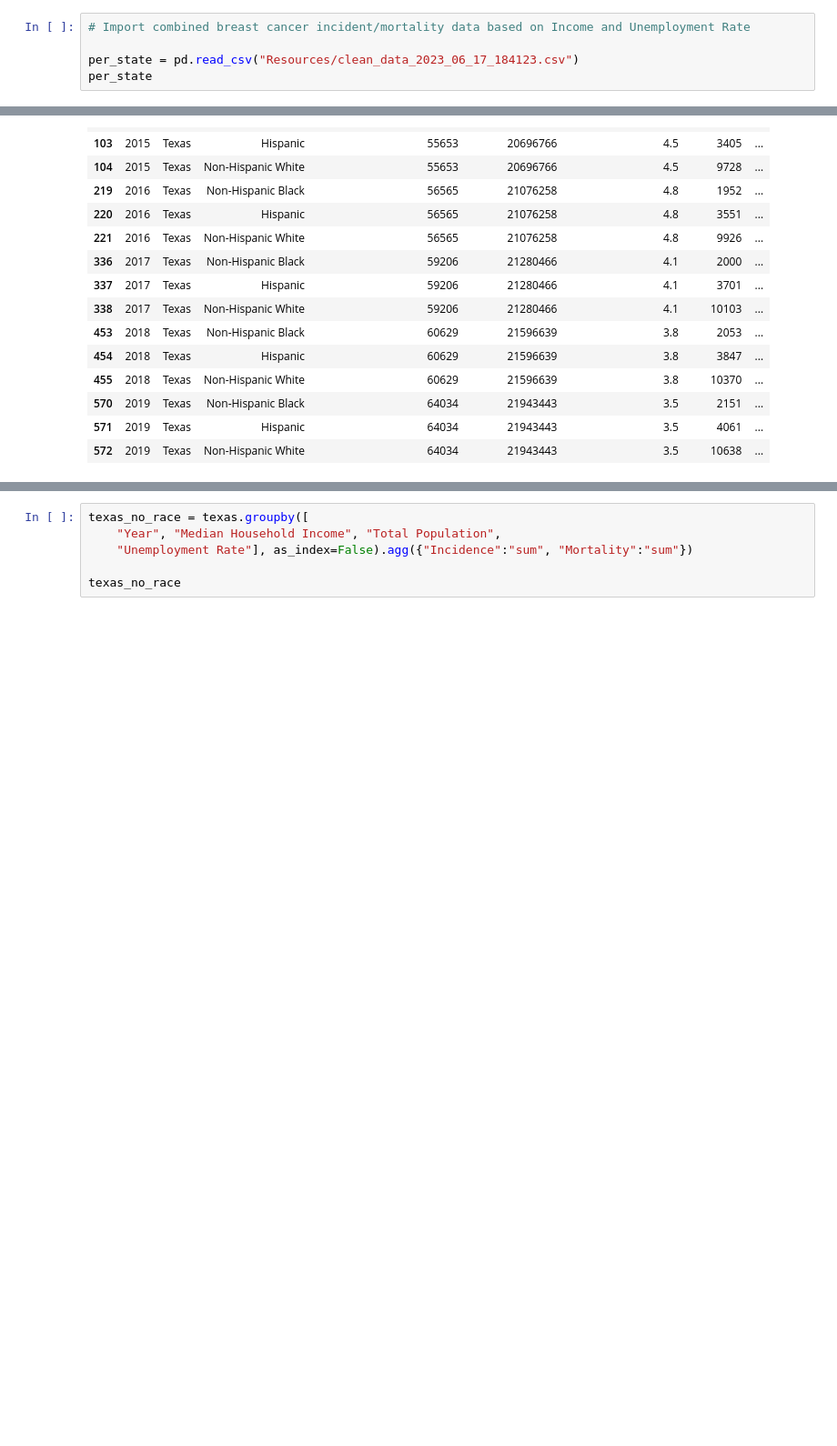
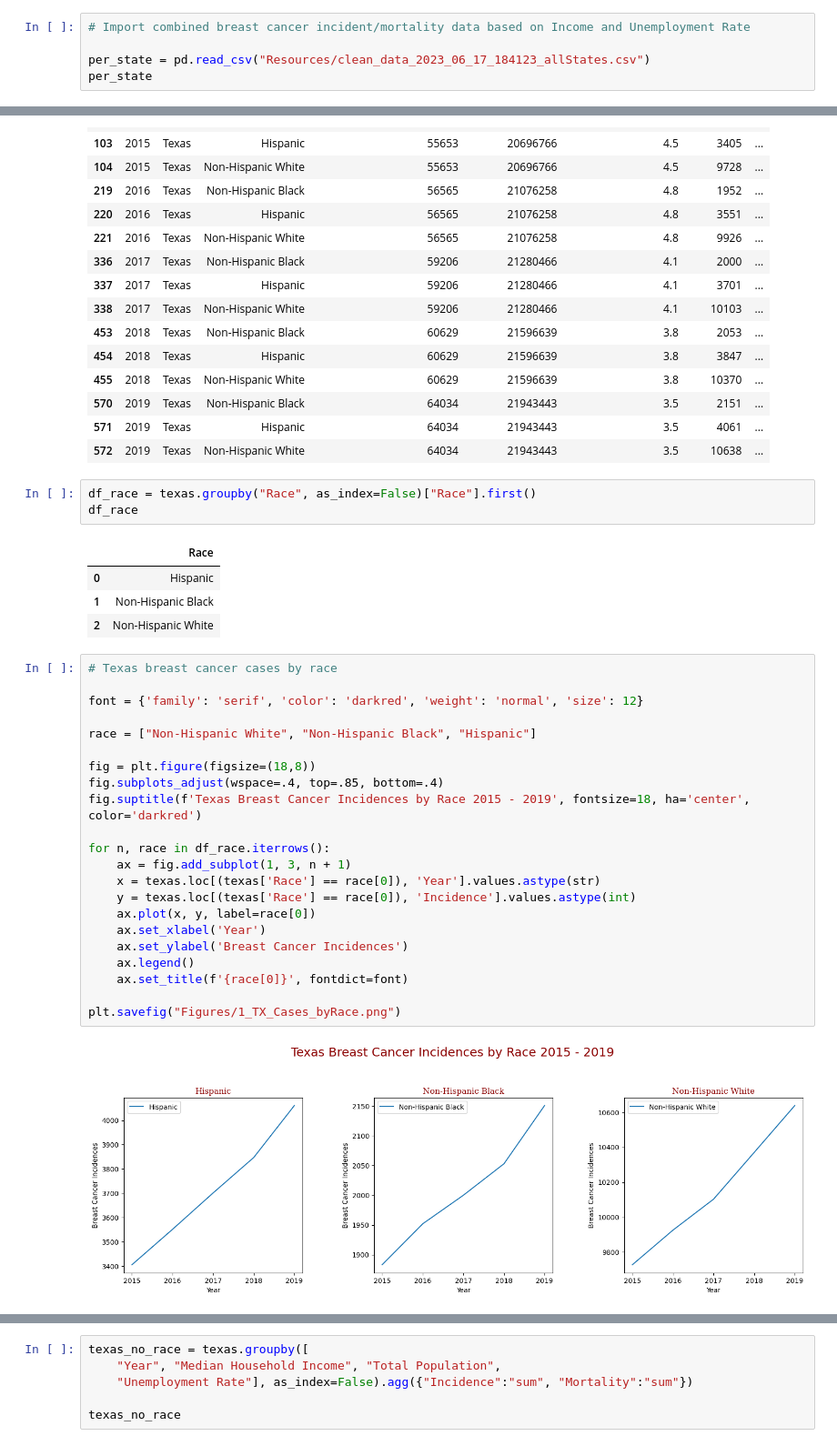
Before and after one commit to emilymees/Project-One, a Jupyter notebook: per_state.ipynb, the cells around one changed output, grey strips where cells are left out. Shown at 91% size. Cells and saved outputs as stored; diff of their text form; blank space fills up the shorter version.

Commit message:
texas

```diff
--- a/per_state.ipynb
+++ b/per_state.ipynb
@@ -21,7 +21,7 @@ def lin_reg(x, y):
 # %%
 # Import combined breast cancer incident/mortality data based on Income and Unemployment Rate
 
-per_state = pd.read_csv("Resources/clean_data_2023_06_17_184123.csv")
+per_state = pd.read_csv("Resources/clean_data_2023_06_17_184123_allStates.csv")
 per_state
 # %% [output]
 |  | Year | State | Race | Median Household Income | Total Population | Unemployment Rate | Incidence | ... |
@@ -179,3 +208,35 @@ texas
 | 570 | 2019 | Texas | Non-Hispanic Black | 64034 | 21943443 | 3.5 | 2151 | ... |
 | 571 | 2019 | Texas | Hispanic | 64034 | 21943443 | 3.5 | 4061 | ... |
 | 572 | 2019 | Texas | Non-Hispanic White | 64034 | 21943443 | 3.5 | 10638 | ... |
+# %%
+df_race = texas.groupby("Race", as_index=False)["Race"].first()
+df_race
+# %% [output]
+|  | Race |
+| 0 | Hispanic |
+| 1 | Non-Hispanic Black |
+| 2 | Non-Hispanic White |
+# %%
+# Texas breast cancer cases by race
+
+font = {'family': 'serif', 'color': 'darkred', 'weight': 'normal', 'size': 12}
+
+race = ["Non-Hispanic White", "Non-Hispanic Black", "Hispanic"]
+
+fig = plt.figure(figsize=(18,8))
+fig.subplots_adjust(wspace=.4, top=.85, bottom=.4)
+fig.suptitle(f'Texas Breast Cancer Incidences by Race 2015 - 2019', fontsize=18, ha='center', color='darkred')
+
+for n, race in df_race.iterrows():
+    ax = fig.add_subplot(1, 3, n + 1)
+    x = texas.loc[(texas['Race'] == race[0]), 'Year'].values.astype(str)
+    y = texas.loc[(texas['Race'] == race[0]), 'Incidence'].values.astype(int)
+    ax.plot(x, y, label=race[0])
+    ax.set_xlabel('Year')
+    ax.set_ylabel('Breast Cancer Incidences')
+    ax.legend()
+    ax.set_title(f'{race[0]}', fontdict=font)
+
+plt.savefig("Figures/1_TX_Cases_byRace.png")
+# %% [output]
+[figure, added]
```
Also changed, not shown: parts of 6 cells of this notebook, 4 other files.
